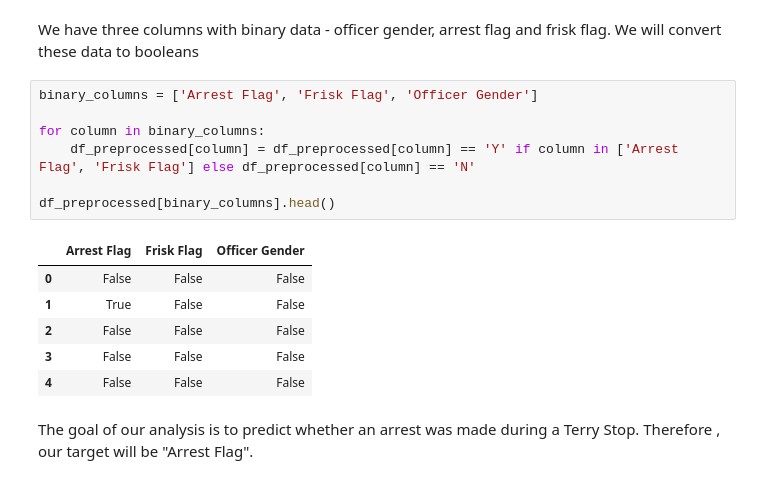
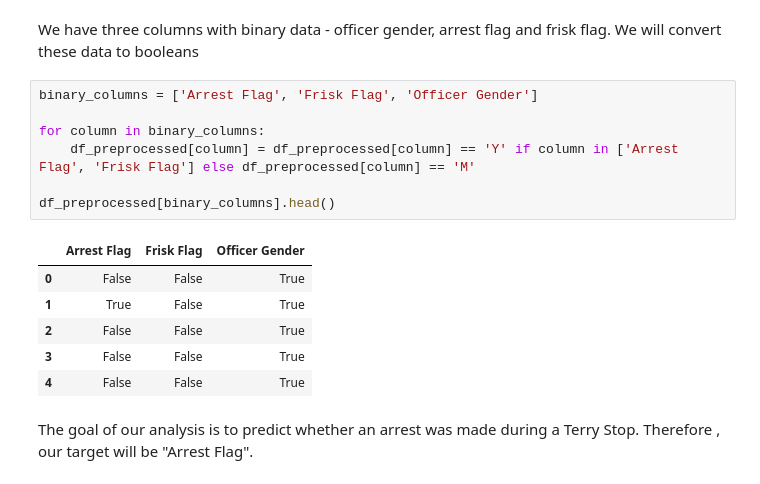
Before and after one commit to MMJGGR/Phase_3_Project, a Jupyter notebook: index.ipynb, the cells around one changed output. Drawn from its saved outputs; the diff is of its cells as text.

```diff
--- a/index.ipynb
+++ b/index.ipynb
@@ -488,17 +488,17 @@ We have three columns with binary data - officer gender, arrest flag and frisk f
 # %%
 binary_columns = ['Arrest Flag', 'Frisk Flag', 'Officer Gender']
 
 for column in binary_columns:
-    df_preprocessed[column] = df_preprocessed[column] == 'Y' if column in ['Arrest Flag', 'Frisk Flag'] else df_preprocessed[column] == 'N'
+    df_preprocessed[column] = df_preprocessed[column] == 'Y' if column in ['Arrest Flag', 'Frisk Flag'] else df_preprocessed[column] == 'M'
 
 df_preprocessed[binary_columns].head()
 # %% [output]
 |  | Arrest Flag | Frisk Flag | Officer Gender |
-| 0 | False | False | False |
-| 1 | True | False | False |
-| 2 | False | False | False |
-| 3 | False | False | False |
-| 4 | False | False | False |
+| 0 | False | False | True |
+| 1 | True | False | True |
+| 2 | False | False | True |
+| 3 | False | False | True |
+| 4 | False | False | True |
 # %% [markdown]
 The goal of our analysis is to predict whether an arrest was made during a Terry Stop. Therefore , our target will be "Arrest Flag".
 # %%
```
Also changed, not shown: parts of 26 cells of this notebook.
